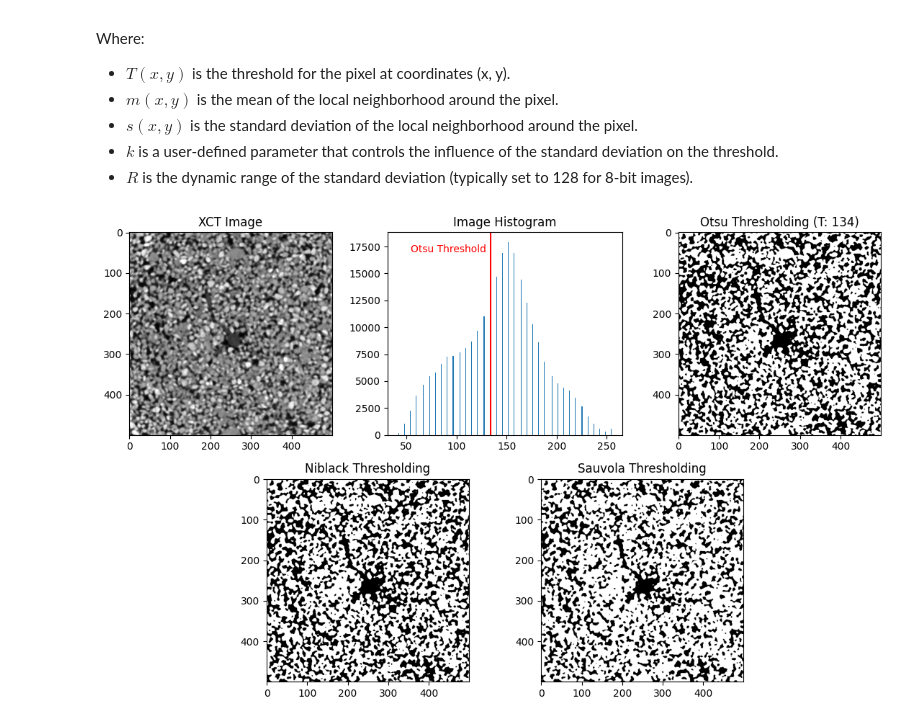
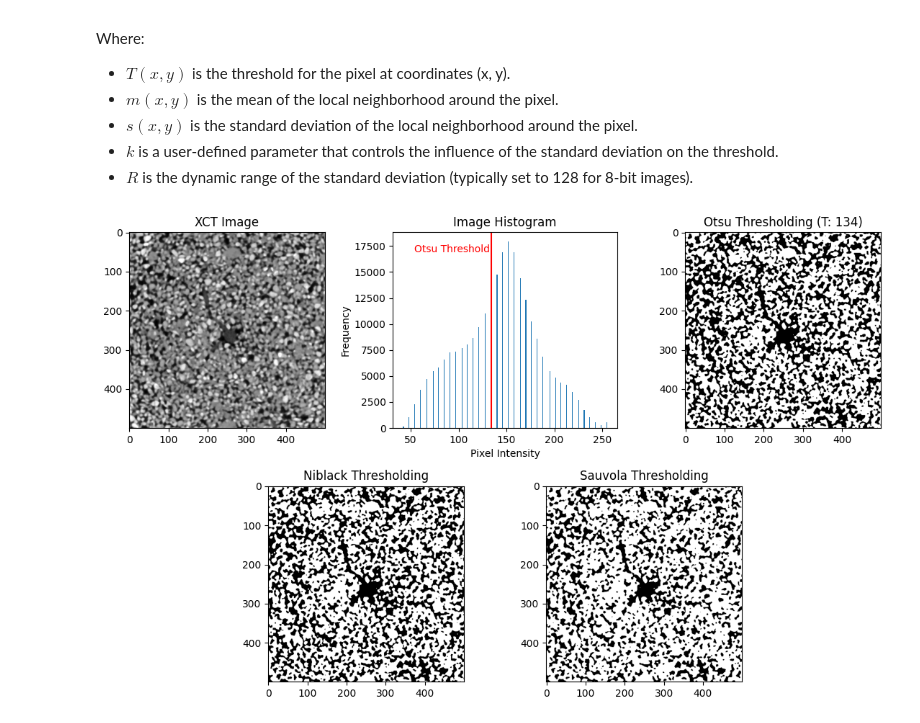
Before and after one commit to EMSL-MONet/Connect_and_Learn_2026, a Jupyter notebook: XCT/Image_Segmentation.ipynb, the cells around one changed output. Cells and saved outputs as stored; diff of their text form; code cells hidden in the pictures.

```diff
--- a/XCT/Image_Segmentation.ipynb
+++ b/XCT/Image_Segmentation.ipynb
@@ -135,31 +142,33 @@ binary_sauvola = img > thresh_sauvola
 
 
 # Visualization of the original image, histogram, and the results of the three thresholding methods.
 fig = plt.figure(figsize=(15, 7), tight_layout=True)
 spec = gridspec.GridSpec(ncols=8, nrows=2, figure=fig)
 
 positions = [
     (0, slice(1, 3)), (0, slice(3, 5)), (0, slice(5, 7)), # Row 0
     (1, slice(2, 4)), (1, slice(4, 6))                   # Row 1 (centered)
 ]
 
 ax = [fig.add_subplot(spec[row, col]) for row, col in positions]
 
 
 ax[0].imshow(img, cmap="gray")
 ax[0].set_title("XCT Image")
 ax[1].hist(img.ravel(), bins=255)
 ax[1].axvline(thresh_otsu, color='r')
 ax[1].text(thresh_otsu -80, ax[1].get_ylim()[1] * 0.9, 'Otsu Threshold', color='r')
 ax[1].set_title("Image Histogram")
+ax[1].set_xlabel("Pixel Intensity")
+ax[1].set_ylabel("Frequency")
 ax[2].imshow(binary_otsu, cmap="gray")
 ax[2].set_title(f"Otsu Thresholding (T: {thresh_otsu})")
 ax[3].imshow(binary_niblack, cmap="gray")
 ax[3].set_title("Niblack Thresholding")
 ax[4].imshow(binary_sauvola, cmap="gray")
 ax[4].set_title("Sauvola Thresholding")
 
 plt.subplots_adjust()
 plt.show()
 # %% [output]
-[figure, old version]
+[figure, new version]
```
Also changed, not shown: parts of 5 cells of this notebook, 11 other files.
